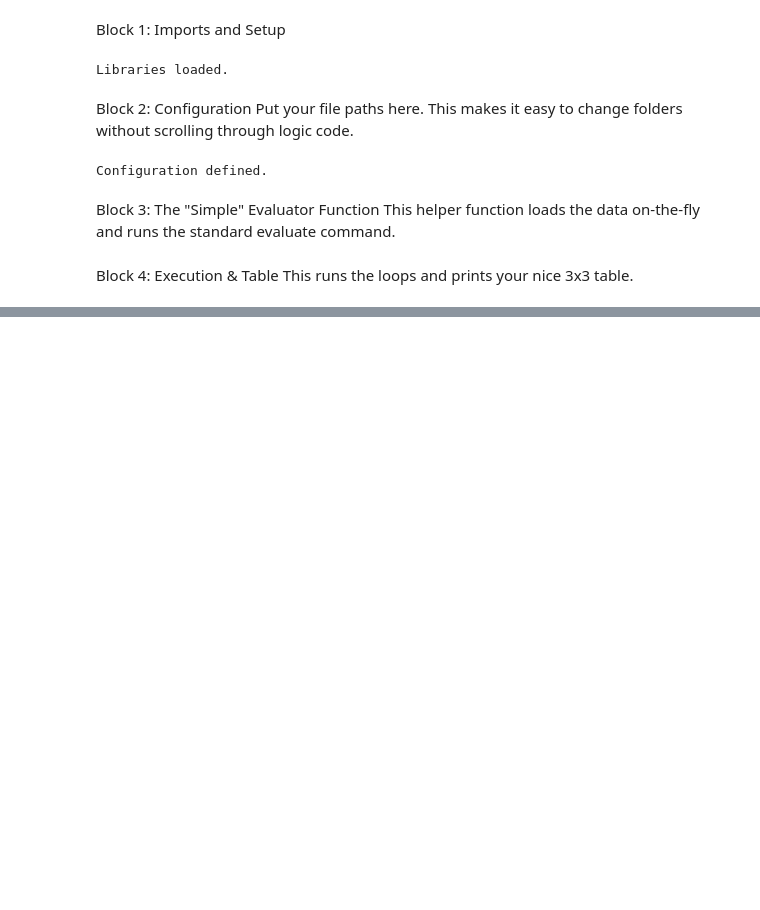
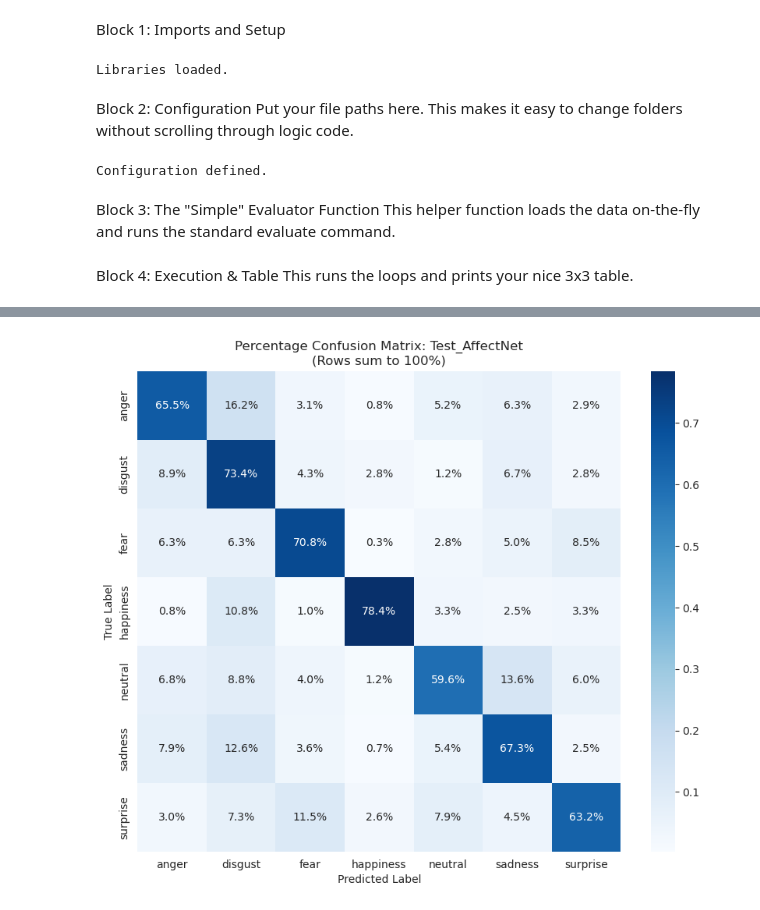
Before and after one commit to Pawaffle/FacialExpressionRecognition, a Jupyter notebook: FinalProject/Cross-CorpusEvaluation.ipynb, the cells around one changed output, grey strips where cells are left out. Cells and saved outputs as stored; diff of their text form; code cells hidden in the pictures; blank space fills up the shorter version.

```diff
--- a/FinalProject/Cross-CorpusEvaluation.ipynb
+++ b/FinalProject/Cross-CorpusEvaluation.ipynb
@@ -130,0 +135,90 @@ FINAL RESULTS TABLE
+# %%
+# --- BLOCK 5: Percentage-Based Error Analysis ---
+from sklearn.metrics import confusion_matrix
+import seaborn as sns
+import matplotlib.pyplot as plt
+import numpy as np
+
+# 1. Setup
+best_model_name = "Model_AffectNet"
+model_info = models_config[best_model_name]
+
+print(f"Loading best model: {best_model_name}...")
+best_model = tf.keras.models.load_model(model_info['path'])
+target_size = model_info['size']
+class_names = None
+
+def analyze_errors_percentage(model, data_path, dataset_name, img_size):
+    global class_names
+    print(f"\n=======================================================")
+    print(f"   Detailed Error Analysis: {dataset_name}")
+    print(f"=======================================================")
+
+    # Load Data
+    test_data = tf.keras.utils.image_dataset_from_directory(
+        data_path,
+        image_size=(img_size, img_size),
+        batch_size=32,
+        label_mode='categorical',
+        shuffle=False,
+        verbose=0
+    )
+
+    if class_names is None:
+        class_names = test_data.class_names
+
+    # Get Predictions
+    y_true = np.concatenate([y for x, y in test_data], axis=0)
+    y_true_indices = np.argmax(y_true, axis=1)
+
+    y_pred_raw = model.predict(test_data, verbose=0)
+    y_pred_indices = np.argmax(y_pred_raw, axis=1)
+
+    # --- 1. NORMALIZED Confusion Matrix (The % View) ---
+    # normalize='true' means: "Divide by the total number of TRUE images of that class"
+    cm_pct = confusion_matrix(y_true_indices, y_pred_indices, normalize='true')
+
+    # Plotting
+    plt.figure(figsize=(10, 8))
+    sns.heatmap(cm_pct,
+                annot=True,
+                fmt='.1%',    # Format as percentage (e.g. 15.2%)
+                cmap='Blues', # Darker blue = Higher percentage
+                xticklabels=class_names,
+                yticklabels=class_names)
+
+    plt.title(f"Percentage Confusion Matrix: {dataset_name}\n(Rows sum to 100%)")
+    plt.ylabel('True Label')
+    plt.xlabel('Predicted Label')
+    plt.show()
+
+    # --- 2. Text Breakdown of WHERE the errors go ---
+    print(f"\n>>> Error Breakdown for {dataset_name}:")
+
+    for i, label in enumerate(class_names):
+        # The diagonal (i, i) is the Accuracy for this class
+        accuracy = cm_pct[i, i] * 100
+        print(f"\n[{label.upper()}] Accuracy: {accuracy:.1f}%")
+
+        # Check the errors (everything not on the diagonal)
+        errors = []
+        for j, other_label in enumerate(class_names):
+            if i != j: # Don't count the correct prediction
+                pct = cm_pct[i, j] * 100
+                if pct > 1.0: # Only show errors bigger than 1%
+                    errors.append((other_label, pct))
+
+        # Sort errors from biggest to smallest
+        errors.sort(key=lambda x: x[1], reverse=True)
+
+        if errors:
+            print("   Most confused with:")
+            for err_label, err_pct in errors[:3]: # Show top 3 mistakes
+                print(f"    -> {err_label}: {err_pct:.1f}%")
+        else:
+            print("   (Almost perfectly predicted)")
+
+# Run Analysis
+for dataset_name, dataset_path in datasets_config.items():
+    analyze_errors_percentage(best_model, dataset_path, dataset_name, target_size)
+# %% [output]
@@ -130,0 +230 @@ FINAL RESULTS TABLE
+[figure, added]
```
Also changed, not shown: parts of 6 cells of this notebook, 7 other files.
